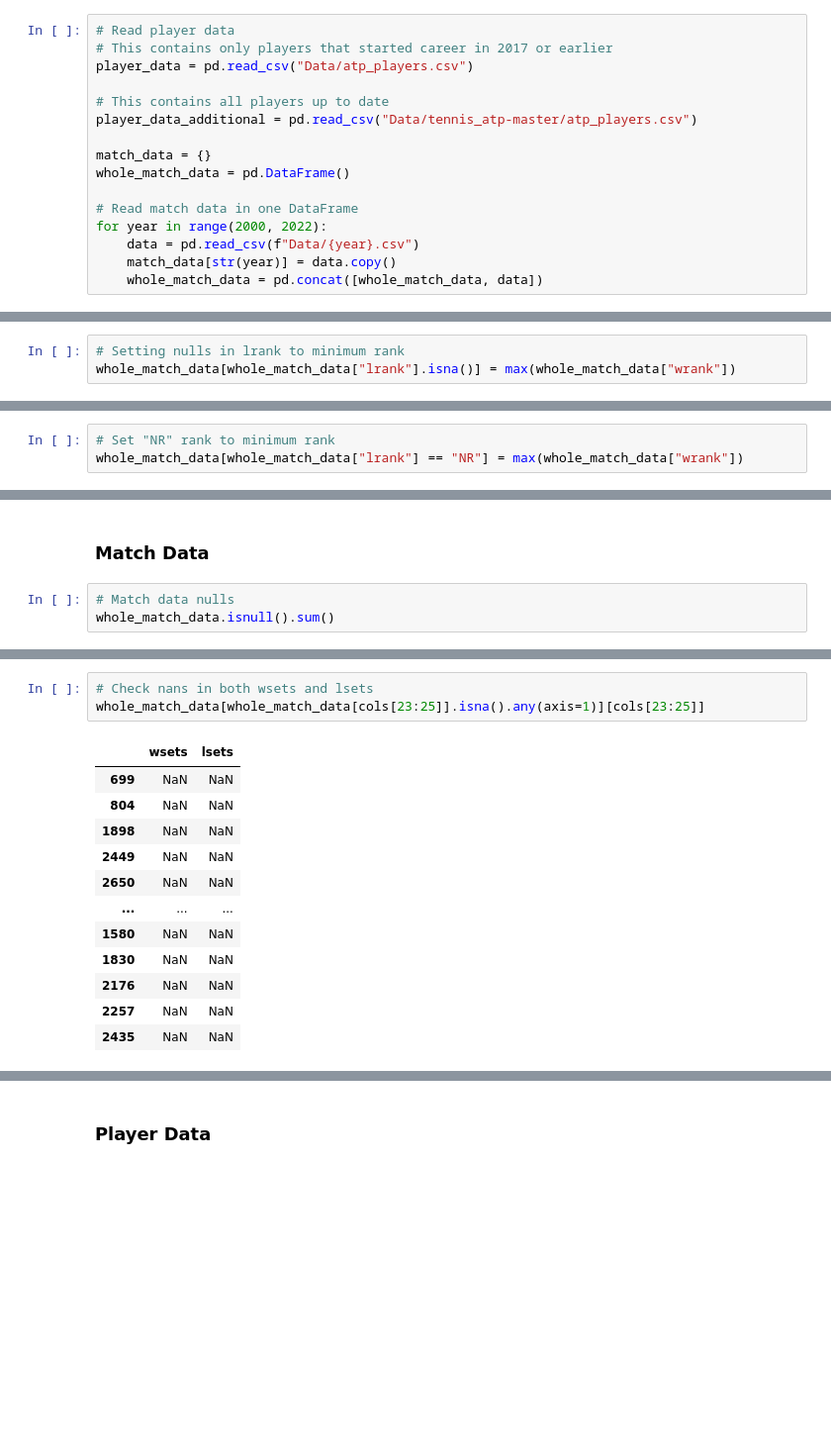
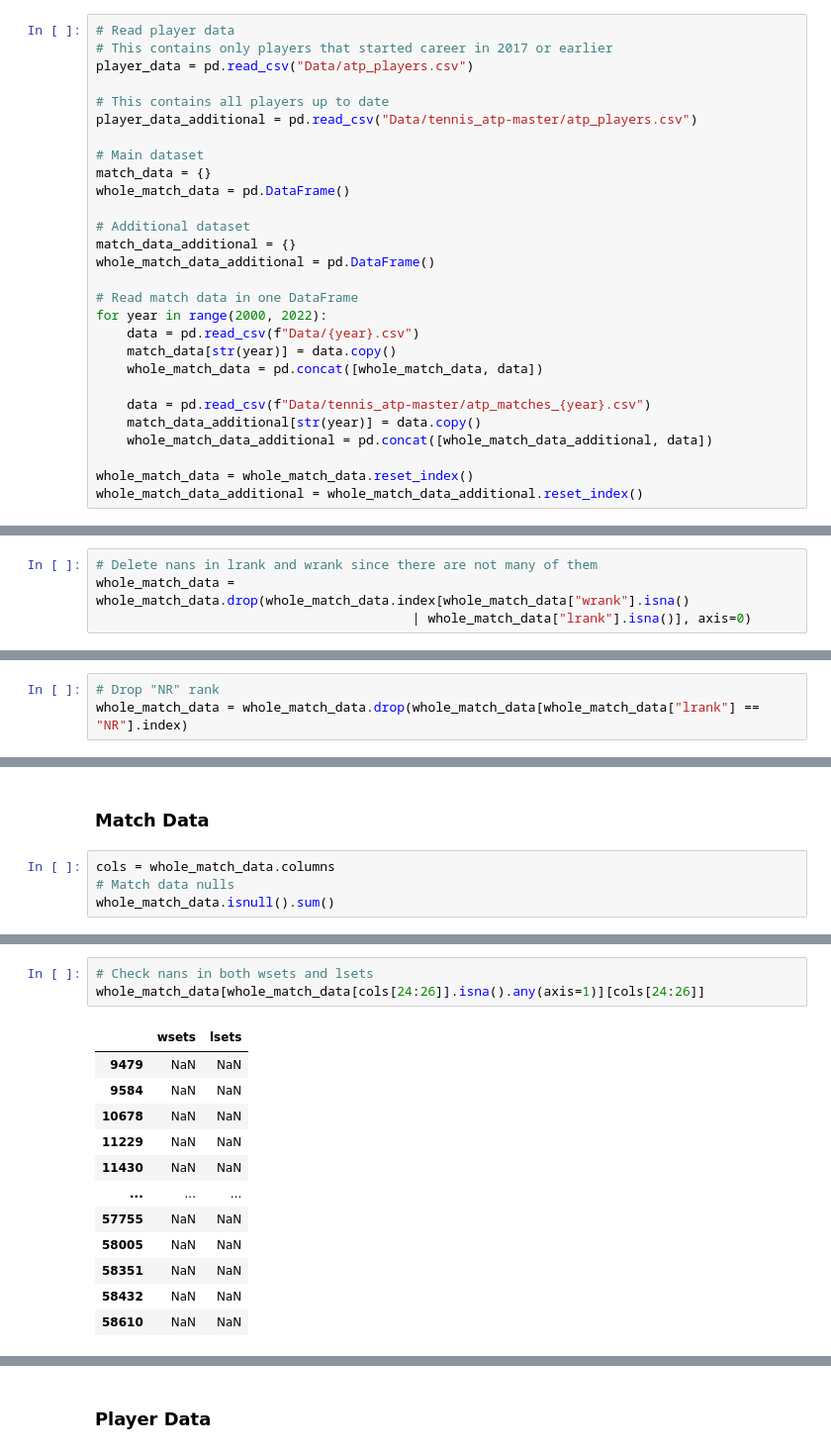
Before and after one commit to Shakhtery/data-mining, a Jupyter notebook: Data_Understanding.ipynb, the cells around one changed output, grey strips where cells are left out. Shown at 99% size. Cells and saved outputs as stored; diff of their text form; blank space fills up the shorter version.

Commit message:
Added new data source and correlation matrix.

```diff
--- a/Data_Understanding.ipynb
+++ b/Data_Understanding.ipynb
@@ -13,14 +13,26 @@ player_data = pd.read_csv("Data/atp_players.csv")
 # This contains all players up to date
 player_data_additional = pd.read_csv("Data/tennis_atp-master/atp_players.csv")
 
+# Main dataset
 match_data = {}
 whole_match_data = pd.DataFrame()
+
+# Additional dataset
+match_data_additional = {}
+whole_match_data_additional = pd.DataFrame()
 
 # Read match data in one DataFrame
 for year in range(2000, 2022):
     data = pd.read_csv(f"Data/{year}.csv")
     match_data[str(year)] = data.copy()
     whole_match_data = pd.concat([whole_match_data, data])
+
+    data = pd.read_csv(f"Data/tennis_atp-master/atp_matches_{year}.csv")
+    match_data_additional[str(year)] = data.copy()
+    whole_match_data_additional = pd.concat([whole_match_data_additional, data])
+
+whole_match_data = whole_match_data.reset_index()
+whole_match_data_additional = whole_match_data_additional.reset_index()
 # %% [markdown]
 ## Data description
 # %% [markdown]
@@ -236,6 +323,7 @@ Index(['atp', 'location', 'tournament', 'date', 'series', 'court', 'surface',
 # %%
-# Setting nulls in lrank to minimum rank
-whole_match_data[whole_match_data["lrank"].isna()] = max(whole_match_data["wrank"])
+# Delete nans in lrank and wrank since there are not many of them
+whole_match_data = whole_match_data.drop(whole_match_data.index[whole_match_data["wrank"].isna()
+                                         | whole_match_data["lrank"].isna()], axis=0)
 # %%
 # Strange "NR" rank
 whole_match_data[whole_match_data["lrank"] == "NR"]["lrank"]
@@ -244,7 +332,7 @@ whole_match_data[whole_match_data["lrank"] == "NR"]["lrank"]
 Name: lrank, dtype: object
 # %%
-# Set "NR" rank to minimum rank
-whole_match_data[whole_match_data["lrank"] == "NR"] = max(whole_match_data["wrank"])
+# Drop "NR" rank
+whole_match_data = whole_match_data.drop(whole_match_data[whole_match_data["lrank"] == "NR"].index)
 # %%
 # Set lrank type to int
 whole_match_data.lrank = whole_match_data.lrank.astype(int)
@@ -456,6 +638,7 @@ Here are some observations:
 # %% [markdown]
 ### Match Data
 # %%
+cols = whole_match_data.columns
 # Match data nulls
 whole_match_data.isnull().sum()
 # %% [output]
@@ -544,18 +700,18 @@ whole_match_data[whole_match_data[cols[13:23]].isna().any(axis=1)][cols[13:23]]
 # %%
 # Check nans in both wsets and lsets
-whole_match_data[whole_match_data[cols[23:25]].isna().any(axis=1)][cols[23:25]]
+whole_match_data[whole_match_data[cols[24:26]].isna().any(axis=1)][cols[24:26]]
 # %% [output]
 |  | wsets | lsets |
-| 699 | NaN | NaN |
-| 804 | NaN | NaN |
-| 1898 | NaN | NaN |
-| 2449 | NaN | NaN |
-| 2650 | NaN | NaN |
+| 9479 | NaN | NaN |
+| 9584 | NaN | NaN |
+| 10678 | NaN | NaN |
+| 11229 | NaN | NaN |
+| 11430 | NaN | NaN |
 | ... | ... | ... |
-| 1580 | NaN | NaN |
-| 1830 | NaN | NaN |
-| 2176 | NaN | NaN |
-| 2257 | NaN | NaN |
-| 2435 | NaN | NaN |
+| 57755 | NaN | NaN |
+| 58005 | NaN | NaN |
+| 58351 | NaN | NaN |
+| 58432 | NaN | NaN |
+| 58610 | NaN | NaN |
 274 rows × 2 columns
 # %%
```
Also changed, not shown: parts of 88 cells of this notebook.
